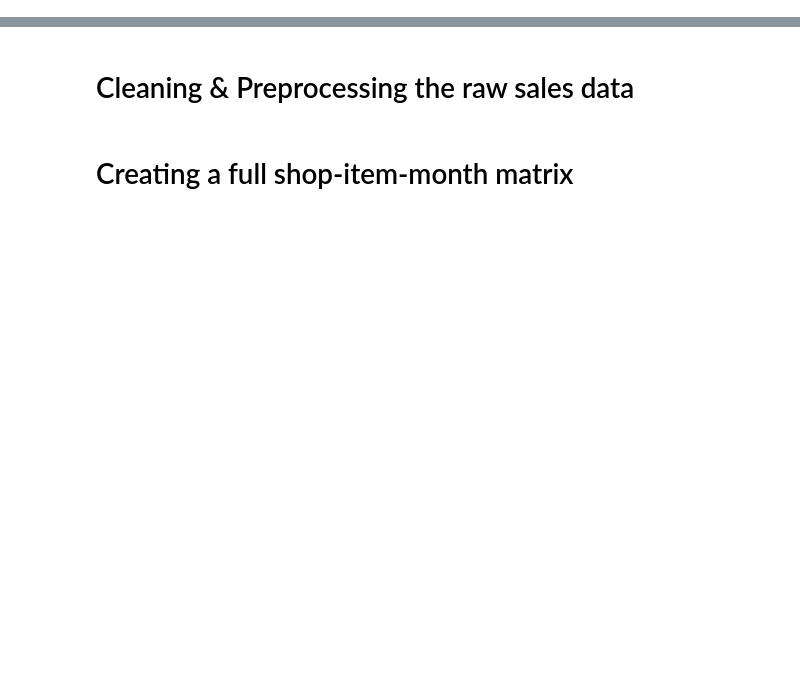
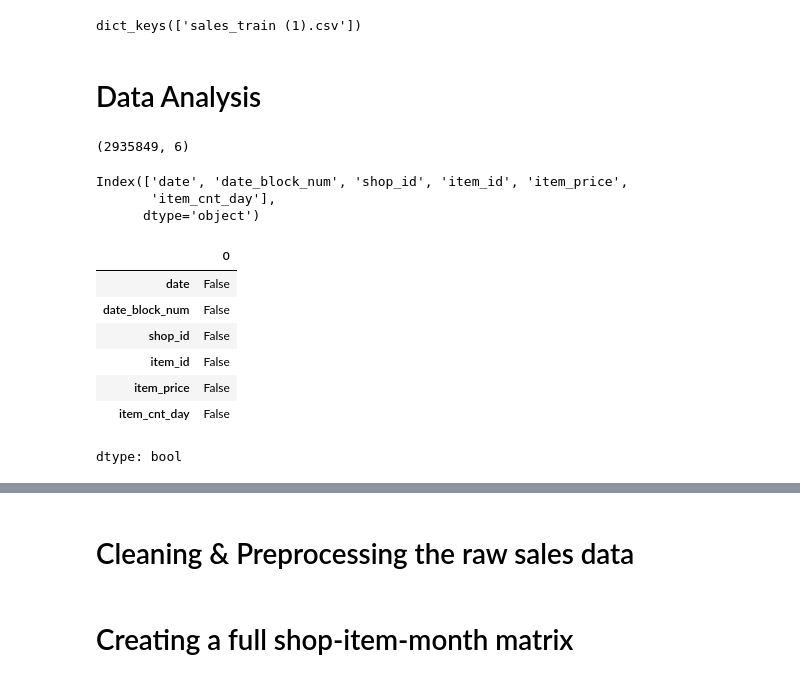
Before and after one commit to Acheon-stst/Acheon-stst, a Jupyter notebook: DNSC3288.ipynb, the cells around one changed output, grey strips where cells are left out. Drawn from its saved outputs; the diff is of its cells as text; code cells hidden in the pictures; blank space fills up the shorter version.

```diff
--- a/DNSC3288.ipynb
+++ b/DNSC3288.ipynb
@@ -25,0 +38,4 @@ cats  = pd.read_csv("item_categories.csv")
+# %%
+uploaded.keys()
+# %% [output]
+dict_keys(['sales_train (1).csv'])
@@ -25,0 +46,25 @@ cats  = pd.read_csv("item_categories.csv")
+# %% [markdown]
+# Data Analysis
+# %%
+# Provide (rows, columns)
+sales.shape
+# %% [output]
+(2935849, 6)
+# %%
+# column names
+sales.columns
+# %% [output]
+Index(['date', 'date_block_num', 'shop_id', 'item_id', 'item_price',
+       'item_cnt_day'],
+      dtype='object')
+# %%
+sales.isnull().any()
+# %% [output]
+|  | 0 |
+| date | False |
+| date_block_num | False |
+| shop_id | False |
+| item_id | False |
+| item_price | False |
+| item_cnt_day | False |
+dtype: bool
```
Also changed, not shown: parts of 10 cells of this notebook.
